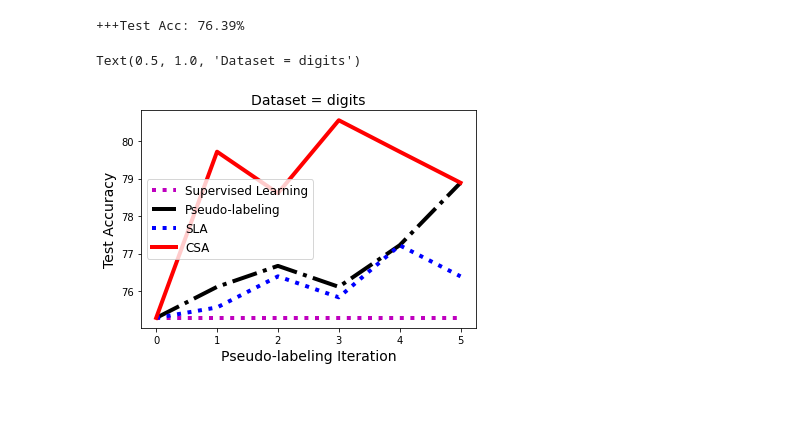
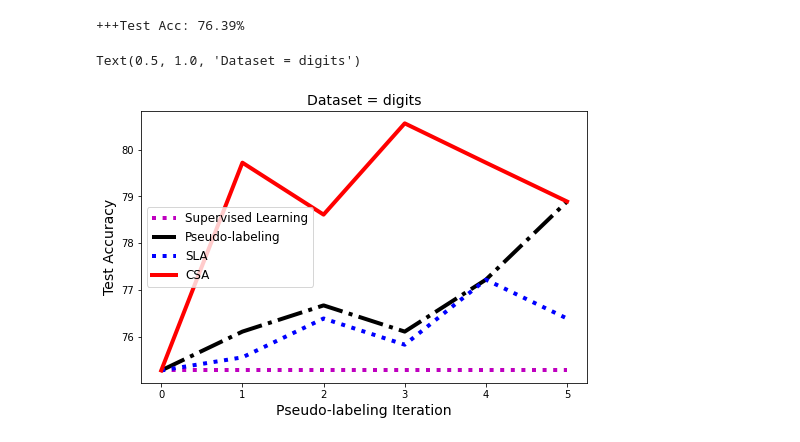
Before and after one commit to amzn/confident-sinkhorn-allocation, a Jupyter notebook: demo_ConfidentSinkhornAllocation.ipynb, the cells around one changed output. Cells and saved outputs as stored; diff of their text form; code cells hidden in the pictures; blank space fills up the shorter version.

```diff
--- a/demo_ConfidentSinkhornAllocation.ipynb
+++ b/demo_ConfidentSinkhornAllocation.ipynb
@@ -367,29 +367,29 @@ MaxPseudoPoint [14, 13, 10, 8, 11, 7, 11, 8, 4, 5]
 # %%
 # plot in the same axis
 
 supervised_learning_result=[ supervised_learning_accuracy ]*len(pseudo_labeling_accuracy)
 
-plt.figure()
+plt.figure(figsize=(8,5))
 
 # Supervised Learning
 plt.plot(np.arange(len(pseudo_labeling_accuracy)),\
          supervised_learning_result,'m:',linewidth=4,label="Supervised Learning")
 
 # Pseudo Labeling
 plt.plot(pseudo_labeling_accuracy,'k-.',linewidth=4,label='Pseudo-labeling')
 
 # SLA
 plt.plot(sla_accuracy,'b:',linewidth=4,label='SLA')
 
 # CSA
 plt.plot(csa_accuracy,'r-',linewidth=4,label='CSA')
 
 plt.xlabel("Pseudo-labeling Iteration",fontsize=14)
 plt.ylabel("Test Accuracy",fontsize=14)
 
 plt.legend(fontsize=12)
 
 plt.title("Dataset = " + dataset_name,fontsize=14 )
 # %% [output]
 Text(0.5, 1.0, 'Dataset = digits')
-[figure, old version]
+[figure, new version]
```
Also changed, not shown: parts of 2 cells of this notebook.
